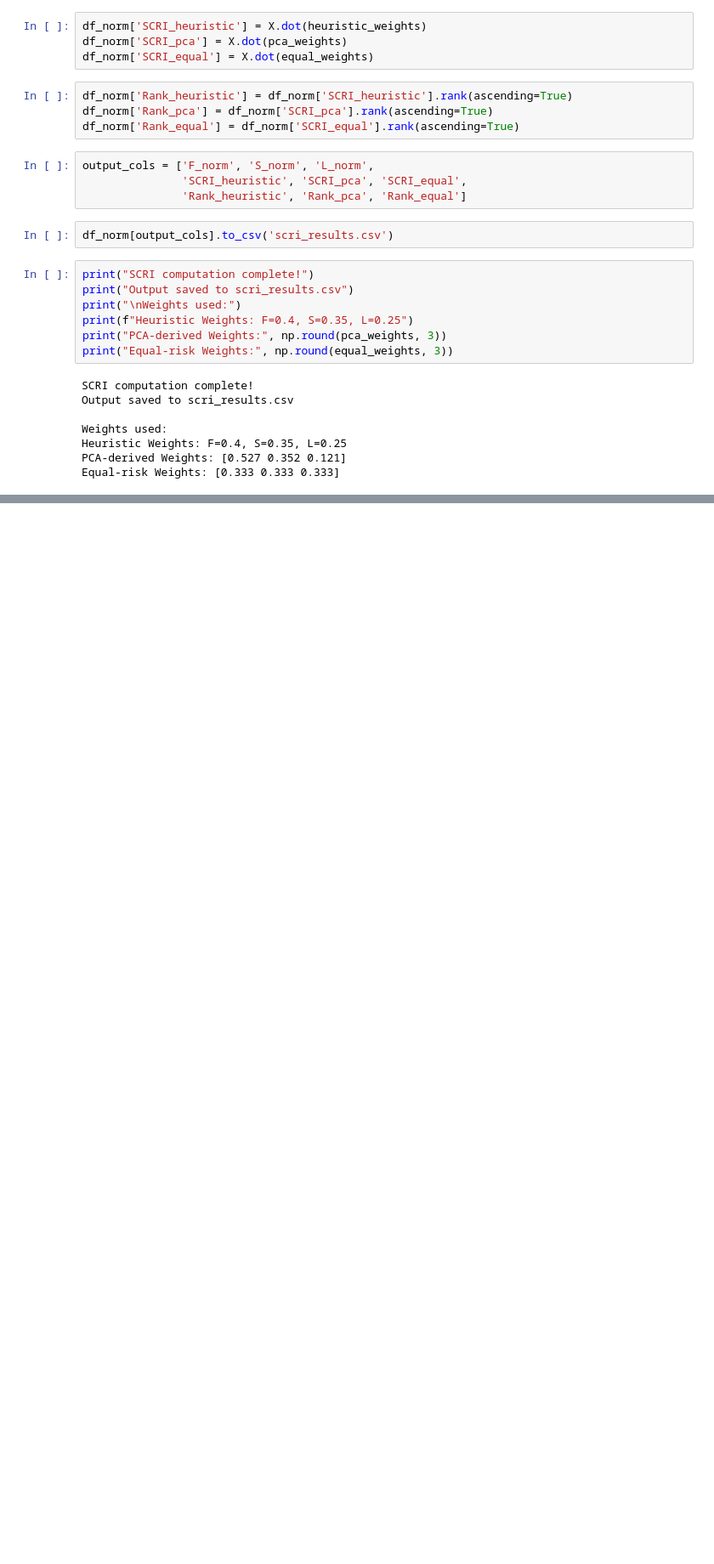
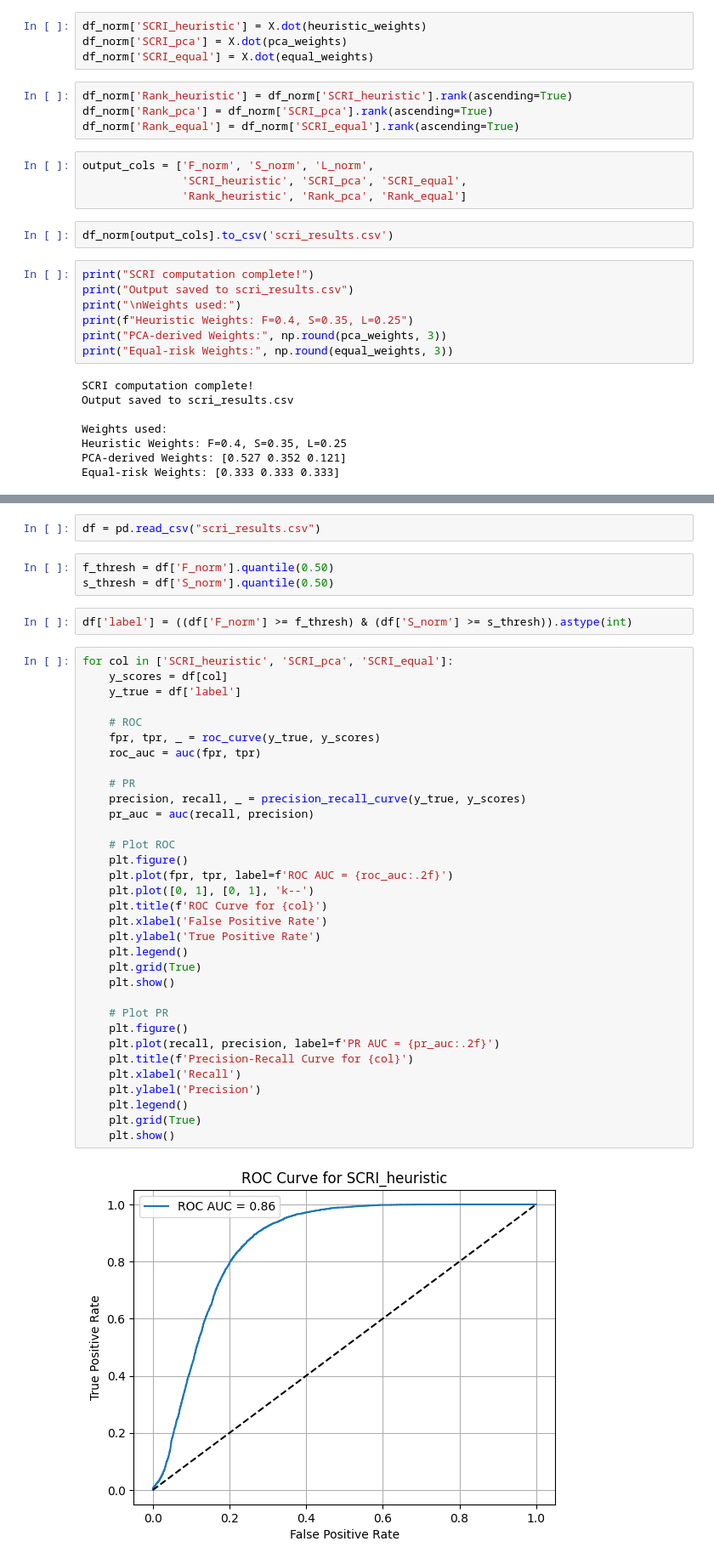
Before and after one commit to 23f2004399/fedex-supply-chain, a Jupyter notebook: scri_final.ipynb, the cells around one changed output, grey strips where cells are left out. Shown: that part at 85% size. Saved outputs shown, nothing was run; the diff lists cells and outputs as text; blank space fills up the shorter version.

```diff
--- a/scri_final.ipynb
+++ b/scri_final.ipynb
@@ -93,0 +151,42 @@ Equal-risk Weights: [0.333 0.333 0.333]
+# %%
+df = pd.read_csv("scri_results.csv")
+# %%
+f_thresh = df['F_norm'].quantile(0.50)
+s_thresh = df['S_norm'].quantile(0.50)
+# %%
+df['label'] = ((df['F_norm'] >= f_thresh) & (df['S_norm'] >= s_thresh)).astype(int)
+# %%
+for col in ['SCRI_heuristic', 'SCRI_pca', 'SCRI_equal']:
+    y_scores = df[col]
+    y_true = df['label']
+
+    # ROC
+    fpr, tpr, _ = roc_curve(y_true, y_scores)
+    roc_auc = auc(fpr, tpr)
+
+    # PR
+    precision, recall, _ = precision_recall_curve(y_true, y_scores)
+    pr_auc = auc(recall, precision)
+
+    # Plot ROC
+    plt.figure()
+    plt.plot(fpr, tpr, label=f'ROC AUC = {roc_auc:.2f}')
+    plt.plot([0, 1], [0, 1], 'k--')
+    plt.title(f'ROC Curve for {col}')
+    plt.xlabel('False Positive Rate')
+    plt.ylabel('True Positive Rate')
+    plt.legend()
+    plt.grid(True)
+    plt.show()
+
+    # Plot PR
+    plt.figure()
+    plt.plot(recall, precision, label=f'PR AUC = {pr_auc:.2f}')
+    plt.title(f'Precision-Recall Curve for {col}')
+    plt.xlabel('Recall')
+    plt.ylabel('Precision')
+    plt.legend()
+    plt.grid(True)
+    plt.show()
+# %% [output]
+[figure, added]
```
Also changed, not shown: parts of 12 cells of this notebook, 1 other file.
